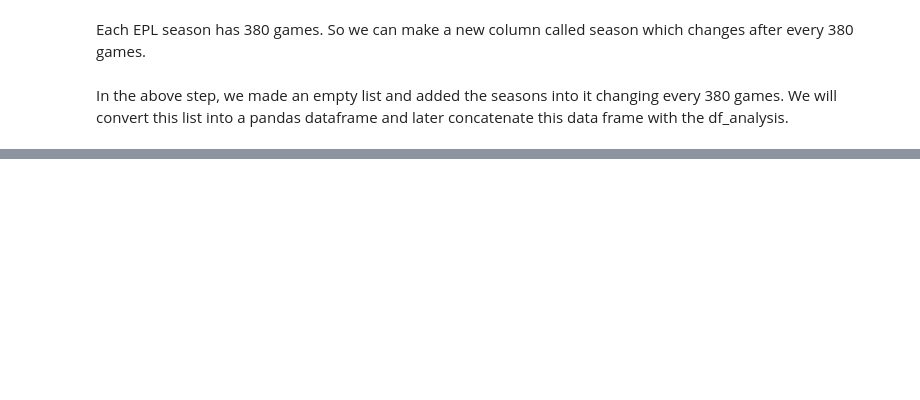
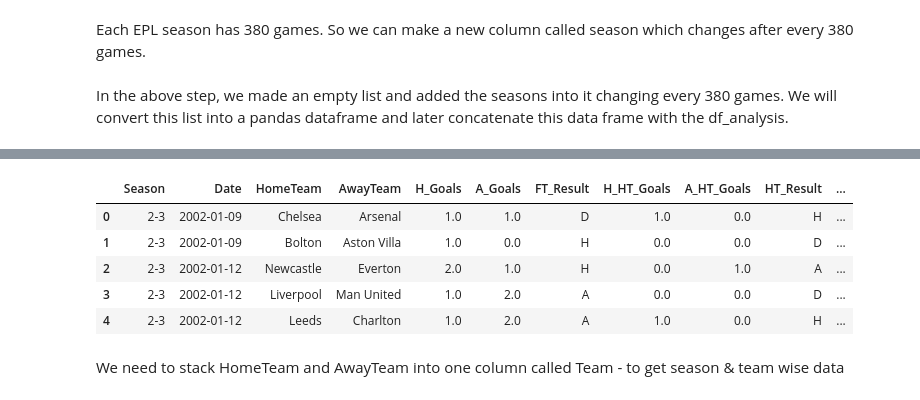
Before and after one commit to saylibhavsar/Football-Data-Analysis, a Jupyter notebook: analysis.ipynb, the cells around one changed output, grey strips where cells are left out. Drawn from its saved outputs; the diff is of its cells as text; code cells hidden in the pictures; blank space fills up the shorter version.

```diff
--- a/analysis.ipynb
+++ b/analysis.ipynb
@@ -112,2 +108,12 @@ data_by_seasons.head()
 # %%
 data_by_seasons = data_by_seasons.dropna()
+data_by_seasons.head()
+# %% [output]
+|  | Season | Date | HomeTeam | AwayTeam | H_Goals | A_Goals | FT_Result | H_HT_Goals | A_HT_Goals | HT_Result | ... |
+| 0 | 2-3 | 2002-01-09 | Chelsea | Arsenal | 1.0 | 1.0 | D | 1.0 | 0.0 | H | ... |
+| 1 | 2-3 | 2002-01-09 | Bolton | Aston Villa | 1.0 | 0.0 | H | 0.0 | 0.0 | D | ... |
+| 2 | 2-3 | 2002-01-12 | Newcastle | Everton | 2.0 | 1.0 | H | 0.0 | 1.0 | A | ... |
+| 3 | 2-3 | 2002-01-12 | Liverpool | Man United | 1.0 | 2.0 | A | 0.0 | 0.0 | D | ... |
+| 4 | 2-3 | 2002-01-12 | Leeds | Charlton | 1.0 | 2.0 | A | 1.0 | 0.0 | H | ... |
+# %% [markdown]
+We need to stack HomeTeam and AwayTeam into one column called Team - to get season & team wise data
```
Also changed, not shown: parts of 11 cells of this notebook, 1 other file.
